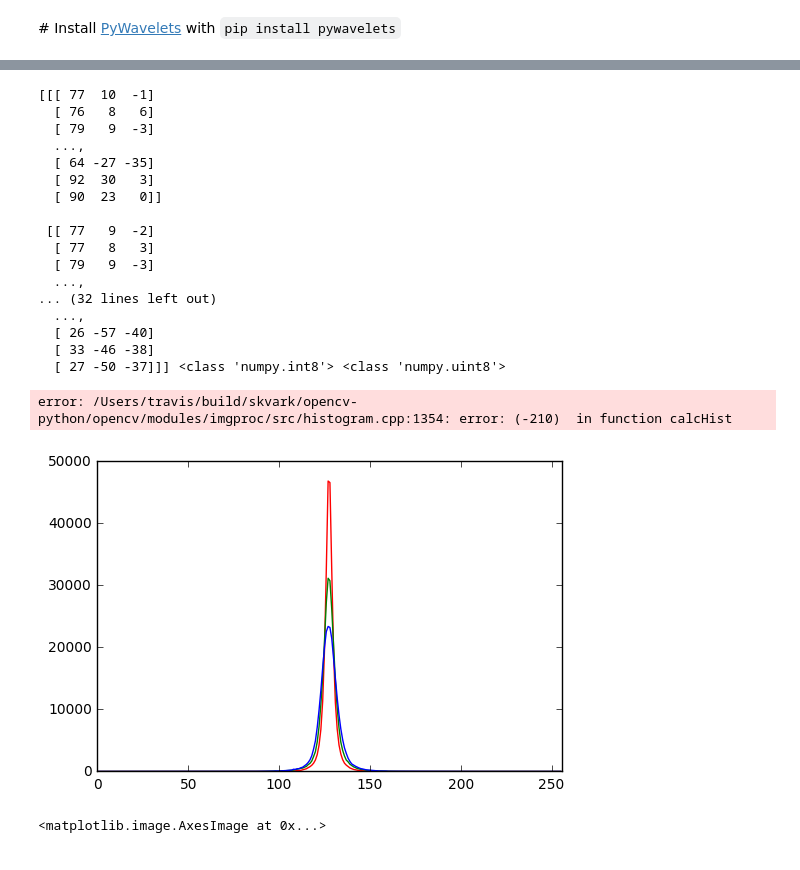
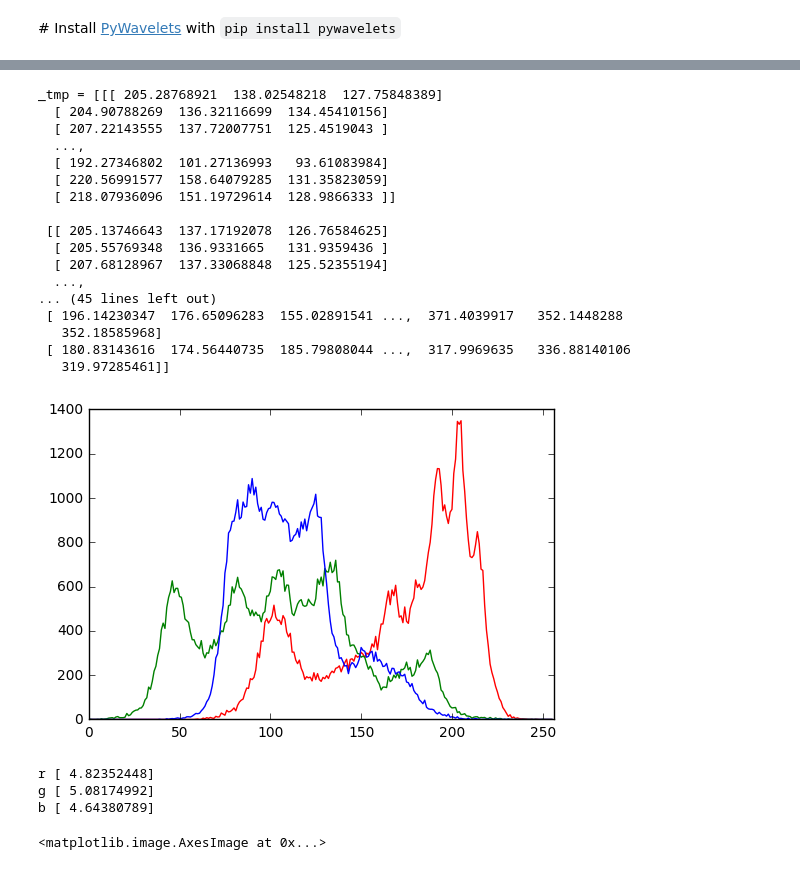
Before and after one commit to vicente-gonzalez-ruiz/pyramids-and-wavelets, a Jupyter notebook: Pyramids_and_Wavelets.ipynb, the cells around one changed output, grey strips where cells are left out. Saved outputs shown, nothing was run; the diff lists cells and outputs as text; code cells hidden in the pictures.

```diff
--- a/Pyramids_and_Wavelets.ipynb
+++ b/Pyramids_and_Wavelets.ipynb
@@ -396,7 +466,7 @@ for i,col in enumerate(colors):
 1
 2
 # %%
-tmp = np.zeros((coeffs[0][0].shape[0],coeffs[0][0].shape[1],3), 'float64')
+tmp = np.zeros((coeffs[0][0].shape[0],coeffs[0][0].shape[1],3), 'float32')
 tmp[..., 0] = coeffs[0][0]
 tmp[..., 1] = coeffs[1][0]
 tmp[..., 2] = coeffs[2][0]
@@ -404,5 +474,6 @@ max = tmp.max()
 min = tmp.min()
 maxmin = max - min
 tmp = (tmp - min) / maxmin
+print(tmp)
 plt.imshow(tmp)
 # %% [output]
@@ -410,50 +498,45 @@ plt.imshow(tmp)
 [figure]
 # %%
 # Histogram of the LL0 subband
-_tmp = tmp[:][:][:]*256 + 128
-_tmp = _tmp.astype(int)
-_tmp = np.int8(_tmp)
-print(_tmp, type(_tmp[0][0][0]), type(I[0][0][0]))
-colors = ('r','g','b')
+_tmp = tmp[:][:][:]*256
+#_tmp = _tmp.astype(int)
+#_tmp = np.int8(_tmp)
+#colors = ('r','g','b')
+print("_tmp =", _tmp, "\ncoeffs[0][0] =", coeffs[0][0])
+histr = [0 for col in colors]
 for i,col in enumerate(colors):
-    histr = cv2.calcHist([_tmp],[i],None,[256],[0,256])
-    plt.plot(histr, color = col)
+    histr[i] = cv2.calcHist([_tmp],[i],None,[256],[0,256])
+    plt.plot(histr[i], color = col)
 plt.xlim([0,256])
 plt.show()
 # %% [output]
-[[[ 77  10  -1]
-  [ 76   8   6]
-  [ 79   9  -3]
+_tmp = [[[ 205.28768921  138.02548218  127.75848389]
+  [ 204.90788269  136.32116699  134.45410156]
+  [ 207.22143555  137.72007751  125.4519043 ]
   ...,
-  [ 64 -27 -35]
-  [ 92  30   3]
-  [ 90  23   0]]
+  [ 192.27346802  101.27136993   93.61083984]
+  [ 220.56991577  158.64079285  131.35823059]
+  [ 218.07936096  151.19729614  128.9866333 ]]
 
- [[ 77   9  -2]
-  [ 77   8   3]
-  [ 79   9  -3]
+ [[ 205.13746643  137.17192078  126.76584625]
+  [ 205.55769348  136.9331665   131.9359436 ]
+  [ 207.68128967  137.33068848  125.52355194]
   ...,
-... (32 lines left out)
-  ...,
-  [ 26 -57 -40]
-  [ 33 -46 -38]
-  [ 27 -50 -37]]] <class 'numpy.int8'> <class 'numpy.uint8'>
+... (45 lines left out)
+ [ 196.14230347  176.65096283  155.02891541 ...,  371.4039917   352.1448288
+   352.18585968]
+ [ 180.83143616  174.56440735  185.79808044 ...,  317.9969635   336.88140106
+   319.97285461]]
-error: /Users/travis/build/skvark/opencv-python/opencv/modules/imgproc/src/histogram.cpp:1354: error: (-210)  in function calcHist
+[figure, added]
-# %%
-# Histogram of the LH0, HL0 and HH0 subbands
-colors = ('r','g','b')
-sum_histr = [0 for i,col in enumerate(colors)]
-for i,col in enumerate(colors):
-    sum_histr[i] = np.zeros([256,1], np.float64)
-for i,col in enumerate(colors):
-    for n in range():
-        histr = cv2.calcHist([H[n]],[i],None,[256],[0,256]) # cv2.calcHist returns a float64 array
-        sum_histr[i] += histr
-    plt.plot(histr, color = col)
-plt.xlim([0,256])
-plt.show()
-# %% [output]
-[figure, removed]
+# %%
+entropy = [0. for i,col in enumerate(colors)]
+for i,col in enumerate(colors):
+    entropy[i] = st.entropy(histr[i])
+    print(col, entropy[i])
+# %% [output]
+r [ 4.82352448]
+g [ 5.08174992]
+b [ 4.64380789]
 # %%
 tmp = np.zeros((coeffs[0][0].shape[0],coeffs[0][0].shape[1],3), 'float32')
 tmp[..., 0] = coeffs[0][1][0]
```
Also changed, not shown: parts of 16 cells of this notebook.
